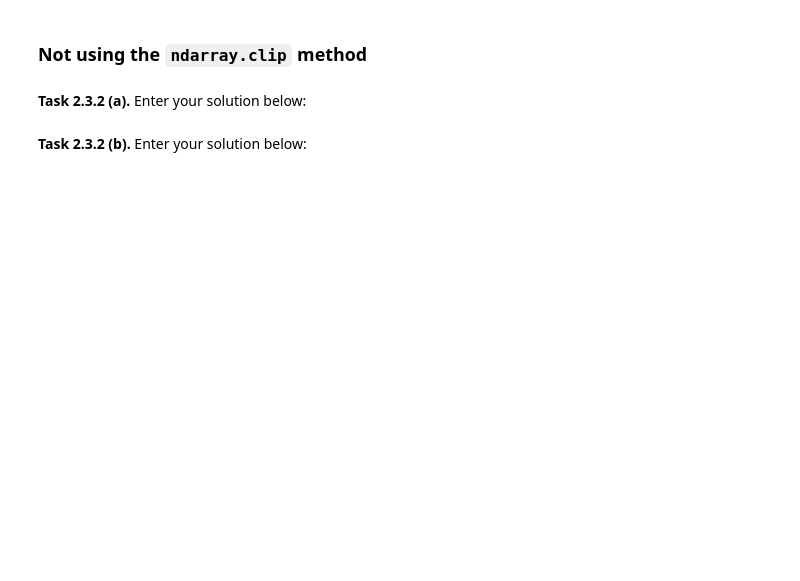
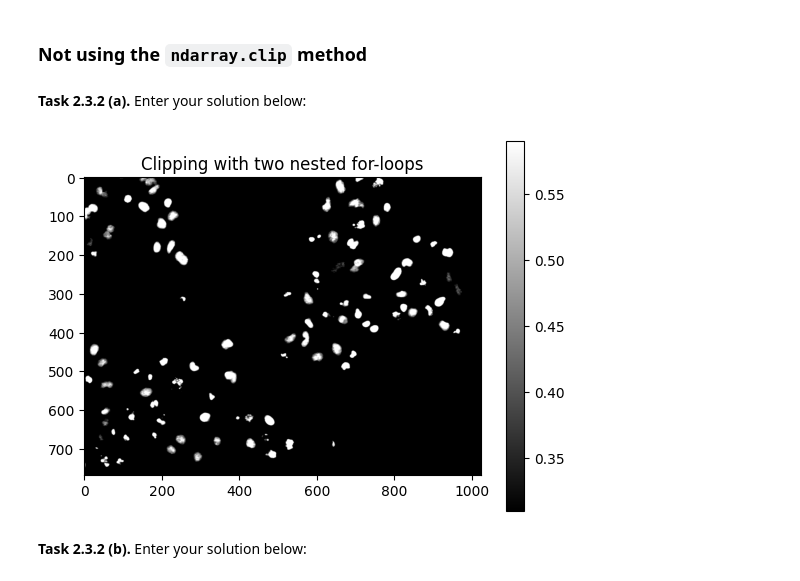
Before and after one commit to annacastillo889/mobi-fs3-python-1, a Jupyter notebook: task2.ipynb, the cells around one changed output. Cells and saved outputs as stored; diff of their text form; code cells hidden in the pictures; blank space fills up the shorter version.

```diff
--- a/task2.ipynb
+++ b/task2.ipynb
@@ -51,5 +62,26 @@ T2 = 0.59
 ### Not using the `ndarray.clip` method
 # %% [markdown]
 **<a id="#">Task 2.3.2 (a).</a>** Enter your solution below:
+# %%
+img_clip_loops = img.copy()
+
+rows, cols = img.shape
+
+for row in range(rows):
+    for col in range(cols):
+        if img[row, col] < T1:
+            img_clip_loops[row, col] = T1
+        elif img[row, col] > T2:
+            img_clip_loops[row, col] = T2
+        else:
+            img_clip_loops[row, col] = img[row, col]
+
+plt.figure()
+plt.imshow(img_clip_loops, cmap='gray')
+plt.colorbar()
+plt.title("Clipping with two nested for-loops")
+plt.show()
+# %% [output]
+[figure, added]
 # %% [markdown]
 **<a id="#">Task 2.3.2 (b).</a>** Enter your solution below:
```
Also changed, not shown: parts of 6 cells of this notebook.
